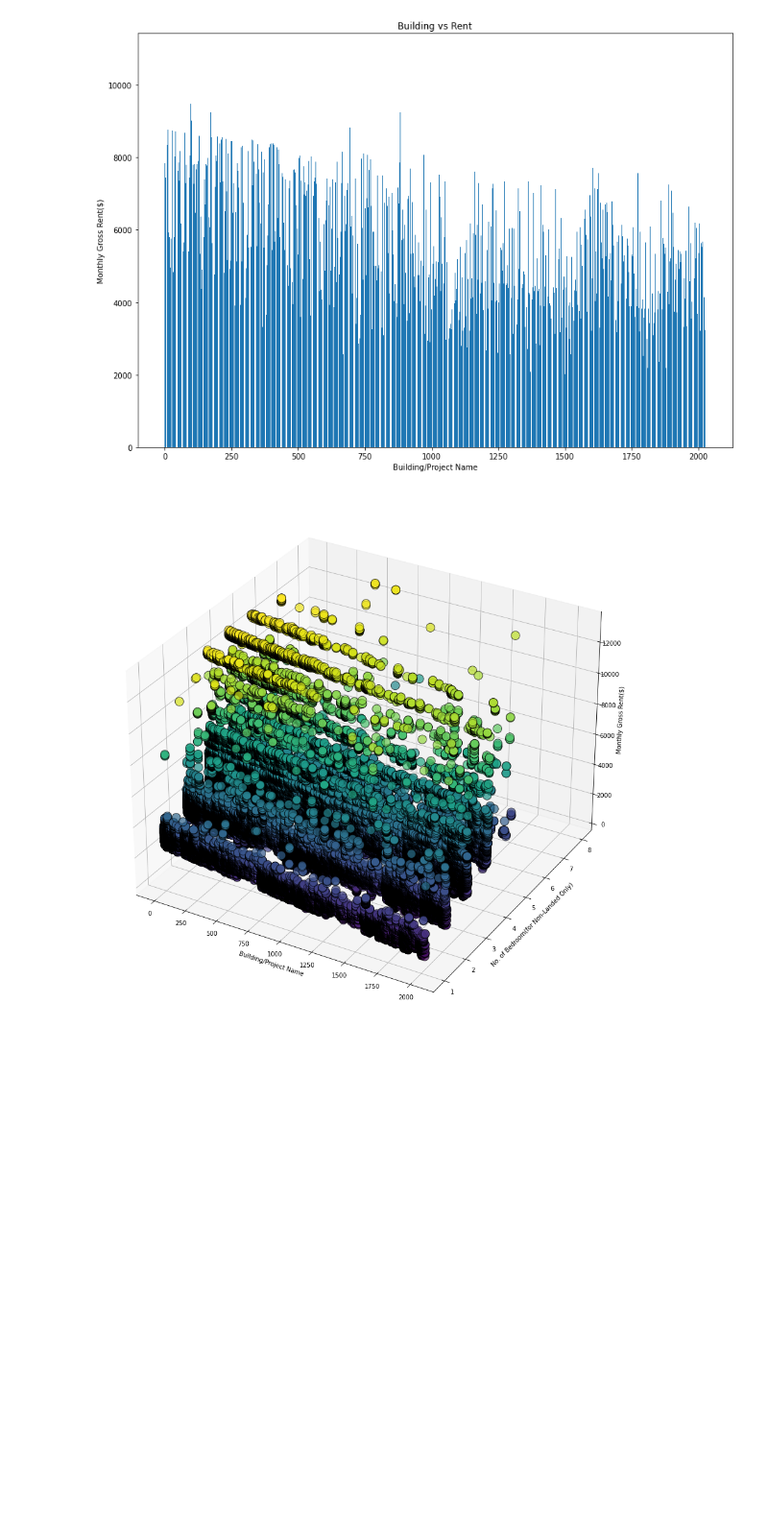
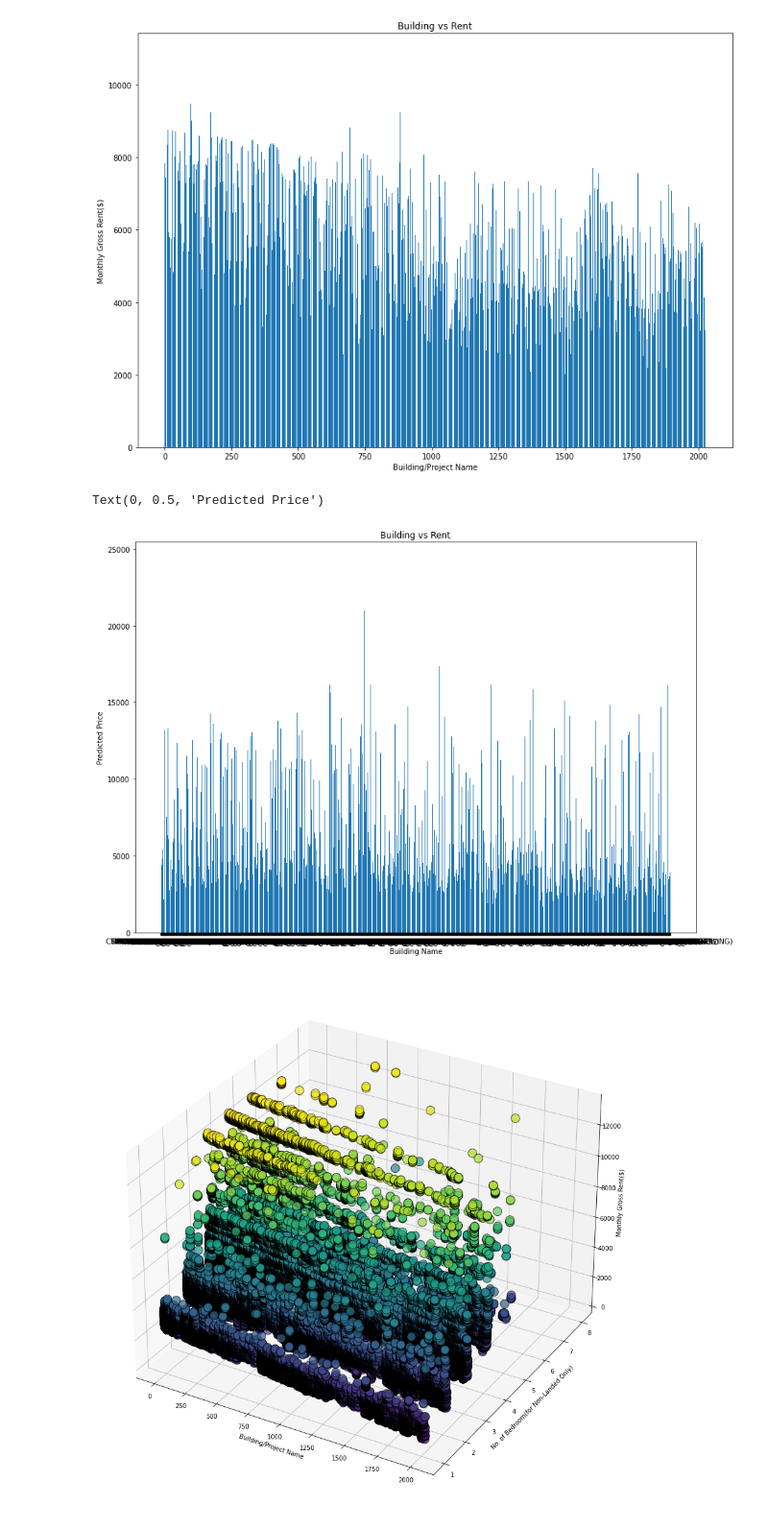
Before and after one commit to Veena-S/Project6-CondoRentPrediction, a Jupyter notebook: RentalPricePrediction_MultiLinearRegression-OneHot.ipynb, the cells around one changed output. Shown at 96% size. Drawn from its saved outputs; the diff is of its cells as text; code cells hidden in the pictures; blank space fills up the shorter version.

Commit message:
added plots

```diff
--- a/RentalPricePrediction_MultiLinearRegression-OneHot.ipynb
+++ b/RentalPricePrediction_MultiLinearRegression-OneHot.ipynb
@@ -611,6 +595,16 @@ sns.catplot(data = complete_trained_data_copy, x= col_floor_area_nosqft, y = col
 # %% [output]
 Text(0, 0.5, 'Monthly Gross Rent($)')
 [figure]
+# %%
+pyplot.figure(figsize=[14, 10])
+pyplot.bar(complete_trained_data_copy[col_building_name], complete_trained_data_copy[col_predicted_price])
+
+pyplot.title("Building vs Rent")
+pyplot.xlabel(col_building_name)
+pyplot.ylabel(col_predicted_price)
+# %% [output]
+Text(0, 0.5, 'Predicted Price')
+[figure, added]
 # %%
 # fig = pyplot.figure(figsize=(16, 16))
 # ax = fig.add_subplot(111, projection='3d')
```
Also changed, not shown: parts of 5 cells of this notebook.
